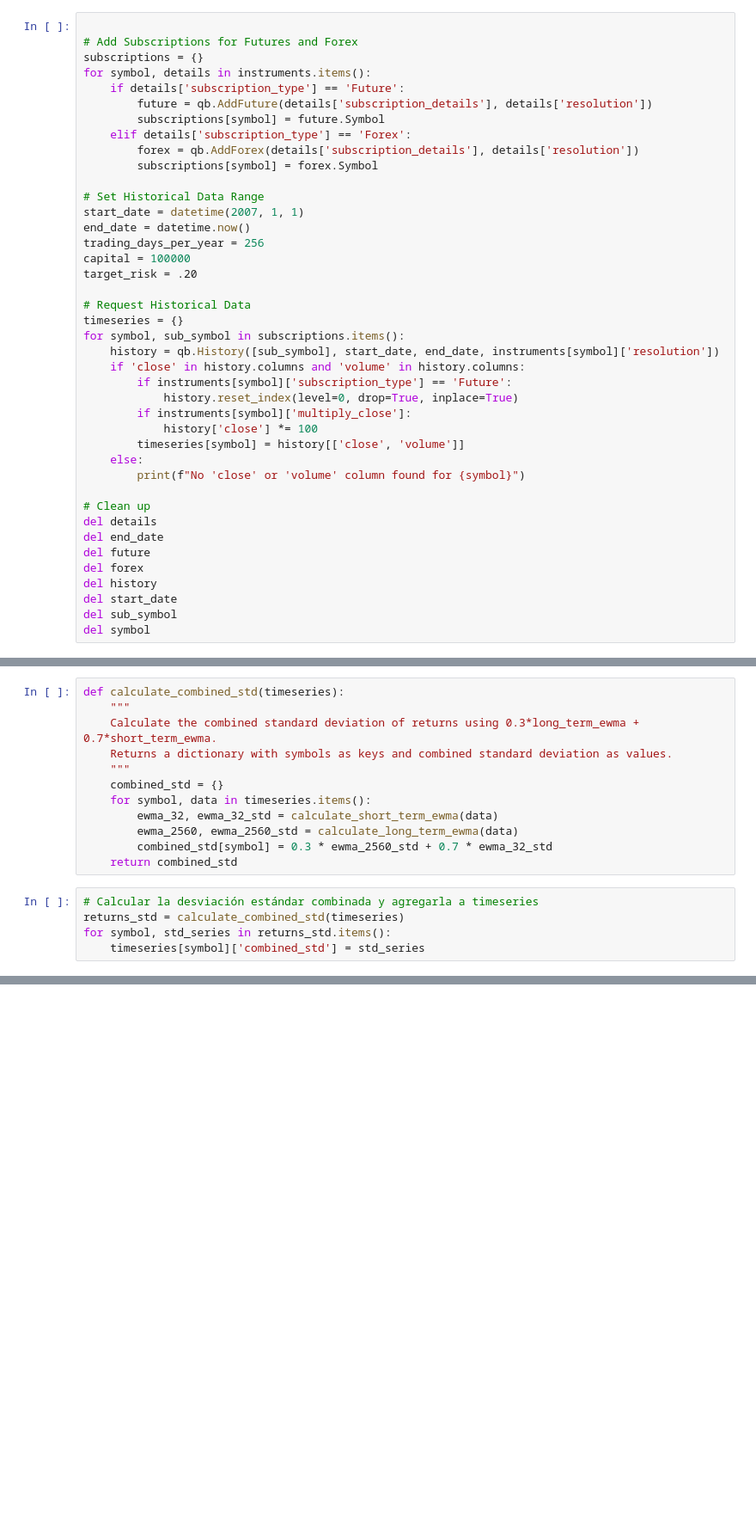
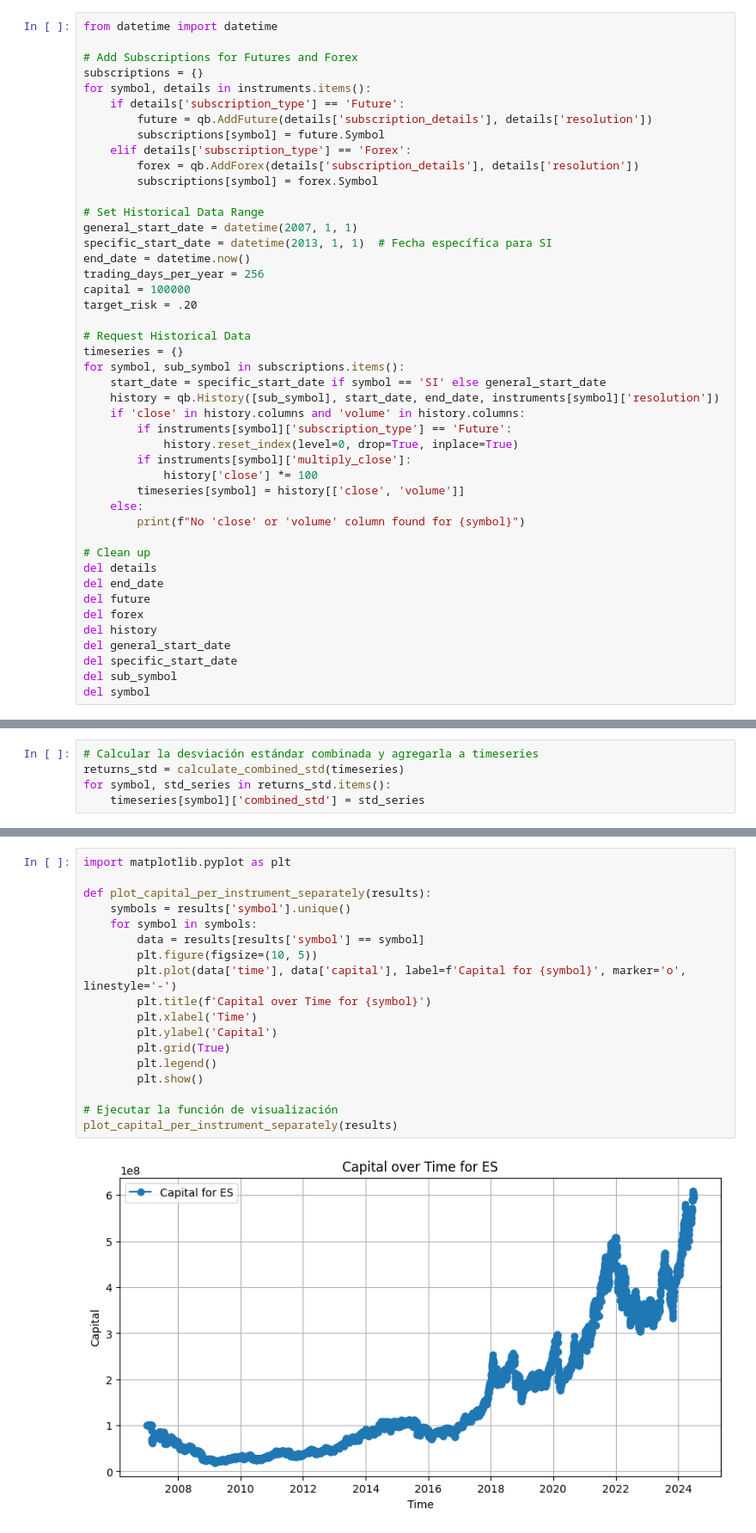
Before and after one commit to Rodmr092/trading-research, a Jupyter notebook: advanced futures trading strategies/research.ipynb, the cells around one changed output, grey strips where cells are left out. Shown at 86% size. Saved outputs shown, nothing was run; the diff lists cells and outputs as text; blank space fills up the shorter version.

```diff
--- a/advanced futures trading strategies/research.ipynb
+++ b/advanced futures trading strategies/research.ipynb
@@ -285,6 +283,7 @@ instruments = {
 #     }
 # }
 # %%
+from datetime import datetime
 
 # Add Subscriptions for Futures and Forex
 subscriptions = {}
@@ -297,7 +296,8 @@ for symbol, details in instruments.items():
         subscriptions[symbol] = forex.Symbol
 
 # Set Historical Data Range
-start_date = datetime(2007, 1, 1)
+general_start_date = datetime(2007, 1, 1)
+specific_start_date = datetime(2013, 1, 1)  # Fecha específica para SI
 end_date = datetime.now()
 trading_days_per_year = 256
 capital = 100000
@@ -306,6 +306,7 @@ target_risk = .20
 # Request Historical Data
 timeseries = {}
 for symbol, sub_symbol in subscriptions.items():
+    start_date = specific_start_date if symbol == 'SI' else general_start_date
     history = qb.History([sub_symbol], start_date, end_date, instruments[symbol]['resolution'])
     if 'close' in history.columns and 'volume' in history.columns:
         if instruments[symbol]['subscription_type'] == 'Future':
@@ -322,7 +323,8 @@ del end_date
 del future
 del forex
 del history
-del start_date
+del general_start_date
+del specific_start_date
 del sub_symbol
 del symbol
 # %% [output]
@@ -556,15 +572,3 @@ def calculate_long_term_ewma(data):
-# %%
-def calculate_combined_std(timeseries):
-    """
-    Calculate the combined standard deviation of returns using 0.3*long_term_ewma + 0.7*short_term_ewma.
-    Returns a dictionary with symbols as keys and combined standard deviation as values.
-    """
-    combined_std = {}
-    for symbol, data in timeseries.items():
-        ewma_32, ewma_32_std = calculate_short_term_ewma(data)
-        ewma_2560, ewma_2560_std = calculate_long_term_ewma(data)
-        combined_std[symbol] = 0.3 * ewma_2560_std + 0.7 * ewma_32_std
-    return combined_std
 # %%
 # Calcular la desviación estándar combinada y agregarla a timeseries
 returns_std = calculate_combined_std(timeseries)
@@ -623,0 +720,20 @@ MES 1S1 2024-05-22 20:00:00       1.549504
+# %%
+import matplotlib.pyplot as plt
+
+def plot_capital_per_instrument_separately(results):
+    symbols = results['symbol'].unique()
+    for symbol in symbols:
+        data = results[results['symbol'] == symbol]
+        plt.figure(figsize=(10, 5))
+        plt.plot(data['time'], data['capital'], label=f'Capital for {symbol}', marker='o', linestyle='-')
+        plt.title(f'Capital over Time for {symbol}')
+        plt.xlabel('Time')
+        plt.ylabel('Capital')
+        plt.grid(True)
+        plt.legend()
+        plt.show()
+
+# Ejecutar la función de visualización
+plot_capital_per_instrument_separately(results)
+# %% [output]
+[figure, added]
```
Also changed, not shown: parts of 20 cells of this notebook, 2 other files.
